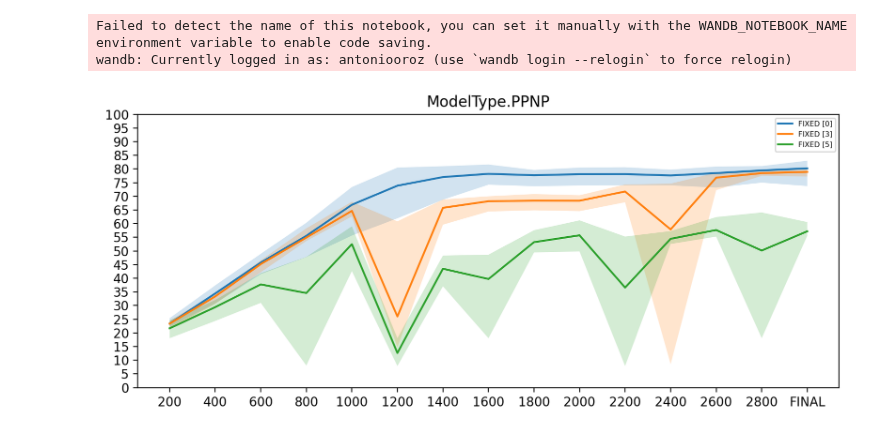
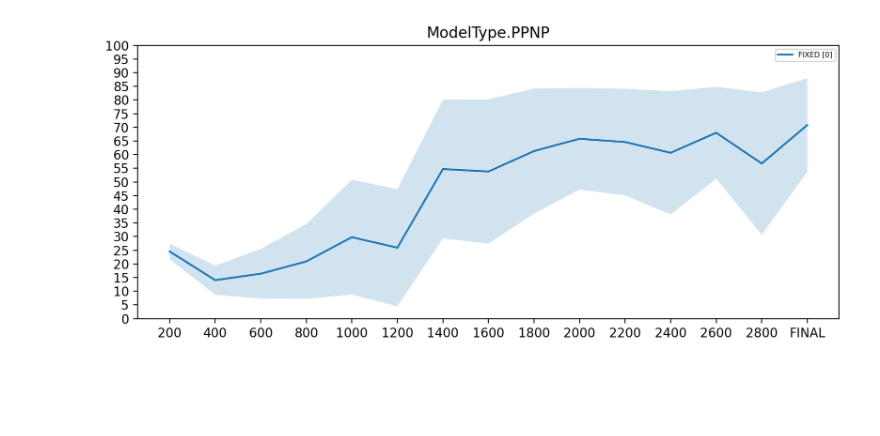
Before and after one commit to antoniooroz/guided-research, a Jupyter notebook: visualizations/active_learning_sbmal.ipynb, the cells around one changed output. Drawn from its saved outputs; the diff is of its cells as text; code cells hidden in the pictures; blank space fills up the shorter version.

```diff
--- a/visualizations/active_learning_sbmal.ipynb
+++ b/visualizations/active_learning_sbmal.ipynb
@@ -6,8 +6,8 @@ import numpy as np
 from math import floor, ceil, sqrt
 
 ############### PARAMS ##################
-tag = "active_learning_sbm_balanced_val0_al2.2_v4"
-only_compare = []
+tag = "active_learning_sbm_balanced_val0_al2.2_v5"
+only_compare = ['FIXED [0]']
 #########################################
 
 wandb.login()
@@ -123,35 +123,33 @@ for key, runs in runs_per_model.items():
             'error': run.summary[f"std{SUMMARY_FINAL_ACCURACY}"]*100/sqrt((SAMPLES)),
             '95-confidence': run.summary[f"std{SUMMARY_FINAL_ACCURACY}"]*100/sqrt((SAMPLES))*1.95964,
             'max': run.summary[f"max{SUMMARY_FINAL_ACCURACY}"]*100,
             'min': run.summary[f"min{SUMMARY_FINAL_ACCURACY}"]*100,
             'timestep': 'FINAL',
             'selector': active_learning_selector
         })
 
     sortBy(datapoints)
 
     df = pd.DataFrame(dict(
         x=getColumn(datapoints, 'timestep'),
         y=getColumn(datapoints, 'accuracy'),
         err=getColumn(datapoints, 'deviation'),
         label=getColumn(datapoints, 'selector'),
         minimum=getColumn(datapoints, 'min'),
         maximum=getColumn(datapoints, 'max')))
     groups = df.groupby('label')
 
     fig, ax = plt.subplots(figsize=(10, 4), dpi=200)
     ax.margins(0.05)
     for name, group in groups:
         ax.set_ylim([0.0, 100])
         ax.plot(group.x, group.y, '-', label=name, zorder=10)
-        #ax.fill_between(group.x, group.y-group.err, group.y+group.err, label=f"_{name}", alpha=0.2, zorder=0)
-        ax.fill_between(group.x, group.minimum, group.maximum, label=f"_{name}", alpha=0.2, zorder=0)
+        ax.fill_between(group.x, group.y-group.err, group.y+group.err, label=f"_{name}", alpha=0.2, zorder=0)
+        #ax.fill_between(group.x, group.minimum, group.maximum, label=f"_{name}", alpha=0.2, zorder=0)
         ax.yaxis.set_ticks(np.arange(0, 105, 5))
 
     ax.legend(fontsize = 'xx-small')
     plt.title(key)
     plt.show()
 # %% [output]
-Failed to detect the name of this notebook, you can set it manually with the WANDB_NOTEBOOK_NAME environment variable to enable code saving.
-wandb: Currently logged in as: antoniooroz (use `wandb login --relogin` to force relogin)
-[figure, old version]
+[figure, new version]
```
Also changed, not shown: 5 other files.
